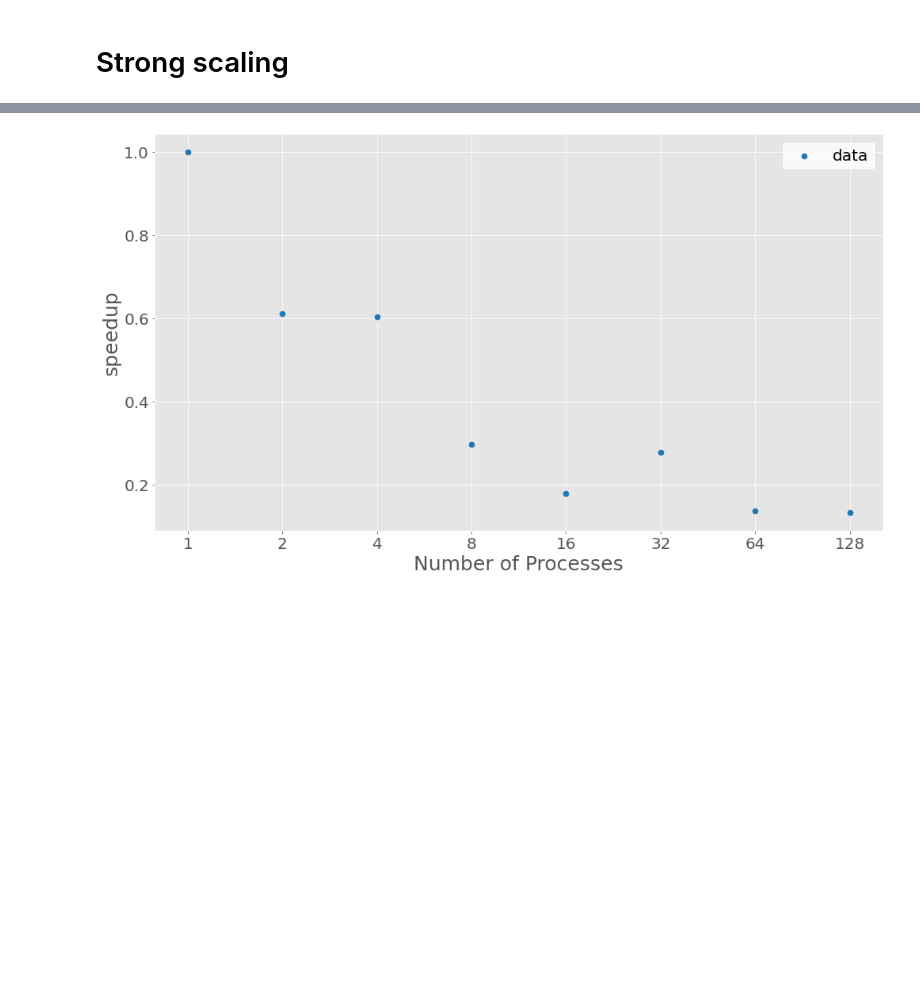
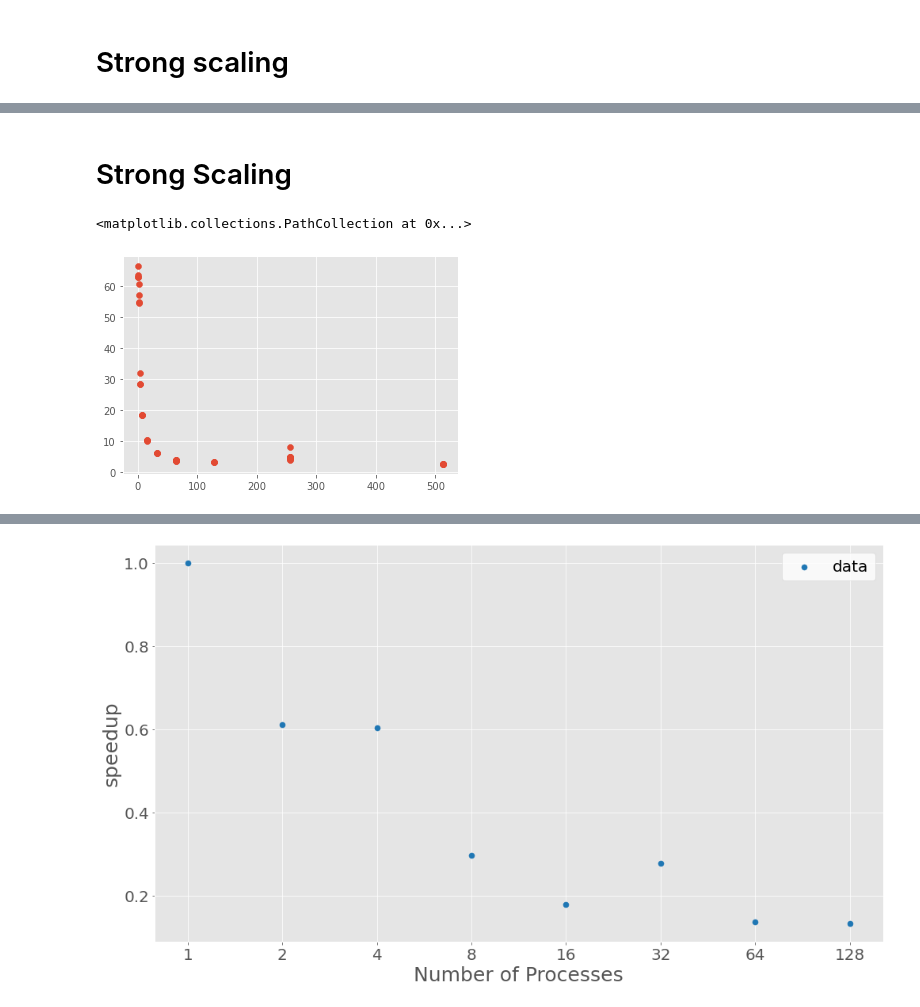
Before and after one commit to Kiril94/HPC, a Jupyter notebook: Ass/A4/Plots.ipynb, the cells around one changed output, grey strips where cells are left out. Saved outputs shown, nothing was run; the diff lists cells and outputs as text; code cells hidden in the pictures; blank space fills up the shorter version.

```diff
--- a/Ass/A4/Plots.ipynb
+++ b/Ass/A4/Plots.ipynb
@@ -46,0 +50,7 @@ Data_ss = Data_ss[np.argsort(Data_ss[:, 0])]
+# %% [markdown]
+# Strong Scaling
+# %%
+plt.scatter(X_s, Y_s)
+# %% [output]
+<matplotlib.collections.PathCollection at 0x...>
+[figure, added]
```
Also changed, not shown: parts of 26 cells of this notebook, 1 other file.
